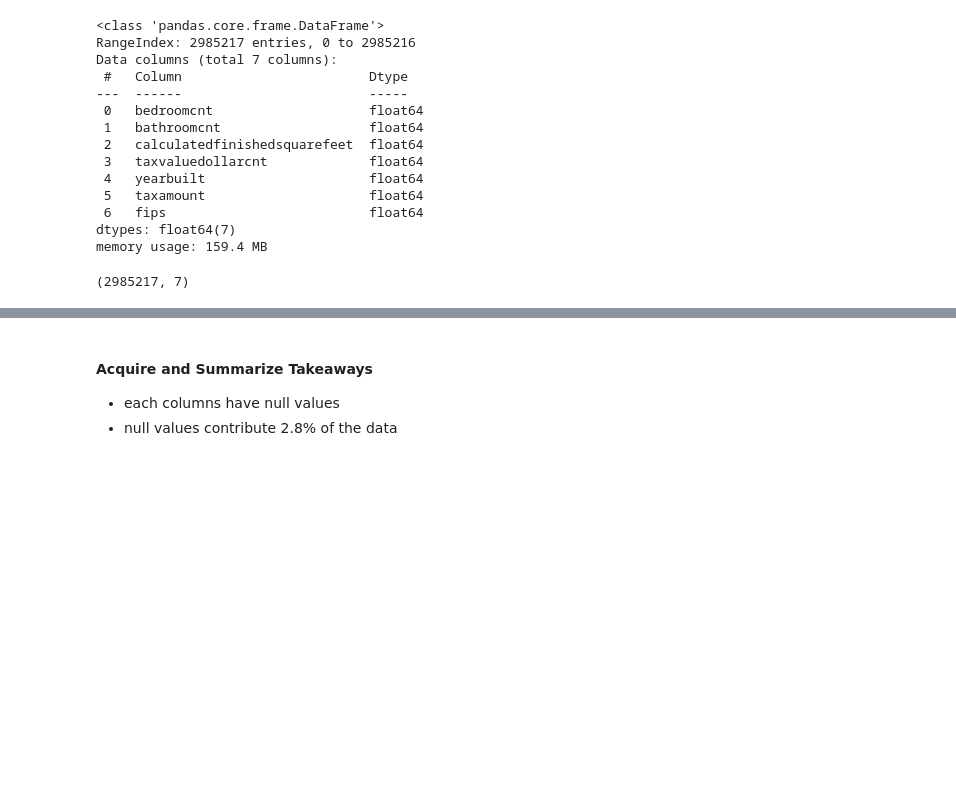
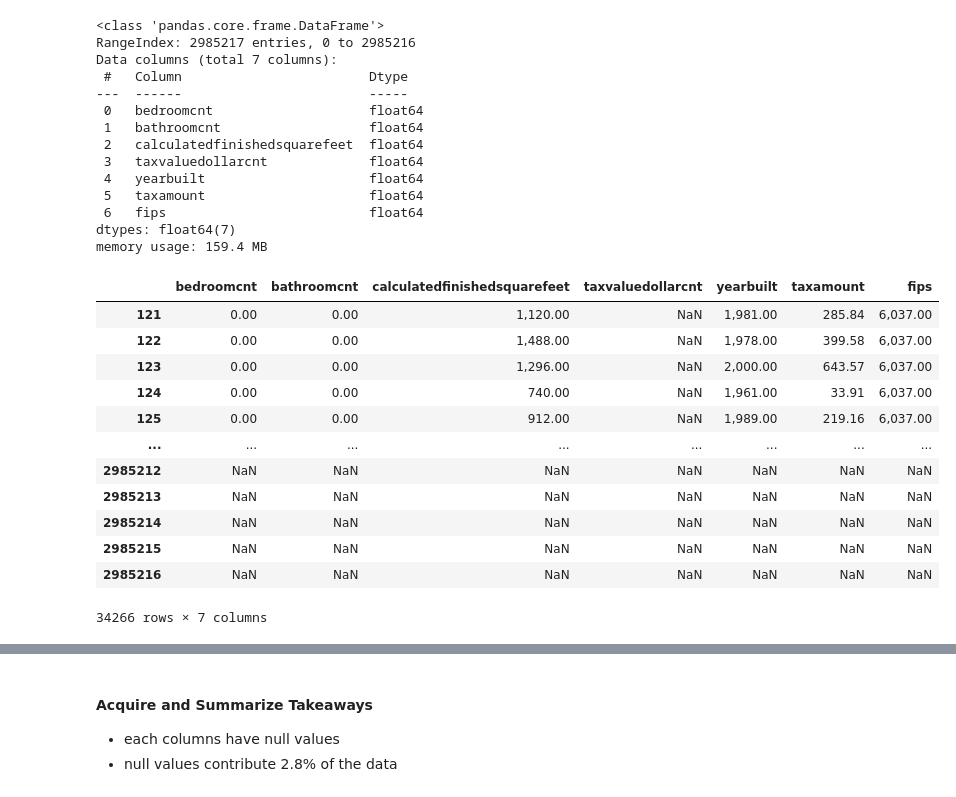
Before and after one commit to m3redithw/regression-exercises, a Jupyter notebook: wrangle.ipynb, the cells around one changed output, grey strips where cells are left out. Cells and saved outputs as stored; diff of their text form; code cells hidden in the pictures; blank space fills up the shorter version.

```diff
--- a/wrangle.ipynb
+++ b/wrangle.ipynb
@@ -101,7 +101,19 @@ Data columns (total 7 columns):
  6   fips                          float64
 dtypes: float64(7)
 memory usage: 159.4 MB
-# %%
-df.shape
-# %% [output]
-(2985217, 7)
+# %%
+df[df.taxvaluedollarcnt.isna()]
+# %% [output]
+|  | bedroomcnt | bathroomcnt | calculatedfinishedsquarefeet | taxvaluedollarcnt | yearbuilt | taxamount | fips |
+| 121 | 0.00 | 0.00 | 1,120.00 | NaN | 1,981.00 | 285.84 | 6,037.00 |
+| 122 | 0.00 | 0.00 | 1,488.00 | NaN | 1,978.00 | 399.58 | 6,037.00 |
+| 123 | 0.00 | 0.00 | 1,296.00 | NaN | 2,000.00 | 643.57 | 6,037.00 |
+| 124 | 0.00 | 0.00 | 740.00 | NaN | 1,961.00 | 33.91 | 6,037.00 |
+| 125 | 0.00 | 0.00 | 912.00 | NaN | 1,989.00 | 219.16 | 6,037.00 |
+| ... | ... | ... | ... | ... | ... | ... | ... |
+| 2985212 | NaN | NaN | NaN | NaN | NaN | NaN | NaN |
+| 2985213 | NaN | NaN | NaN | NaN | NaN | NaN | NaN |
+| 2985214 | NaN | NaN | NaN | NaN | NaN | NaN | NaN |
+| 2985215 | NaN | NaN | NaN | NaN | NaN | NaN | NaN |
+| 2985216 | NaN | NaN | NaN | NaN | NaN | NaN | NaN |
+34266 rows × 7 columns
```
Also changed, not shown: parts of 10 cells of this notebook.
